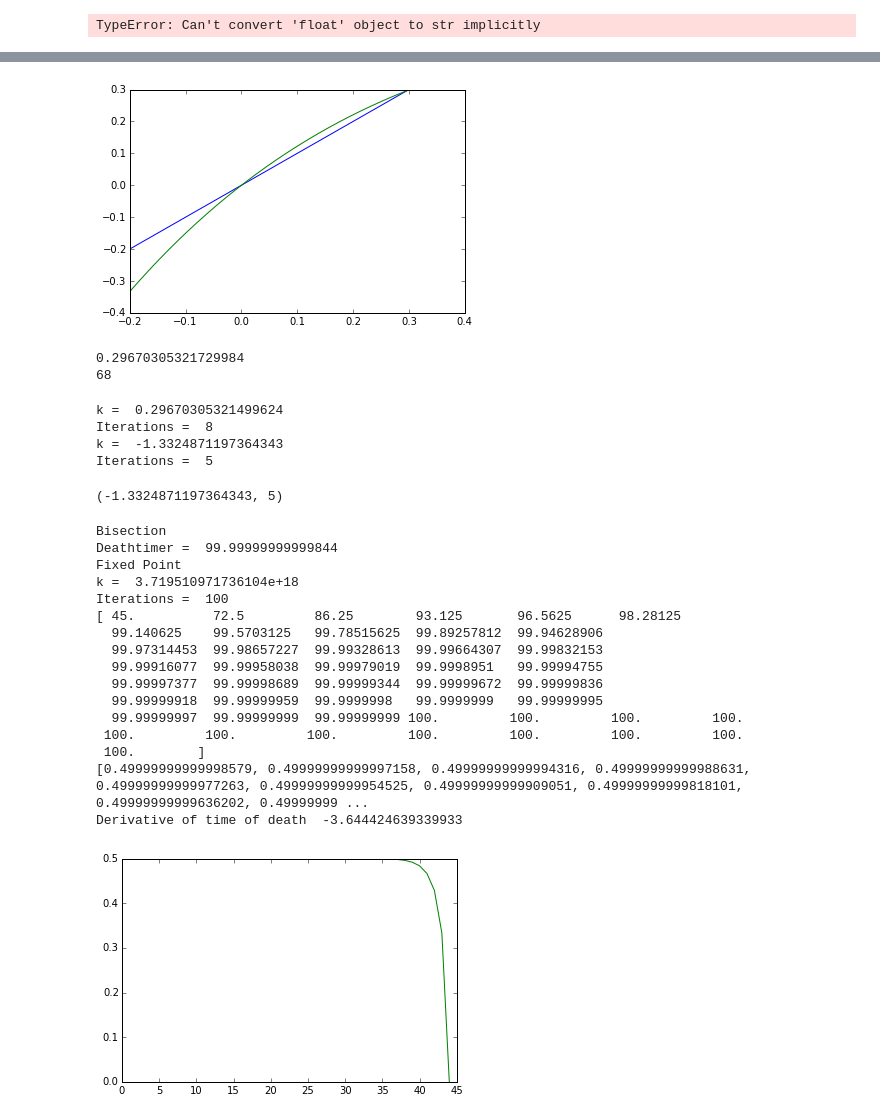
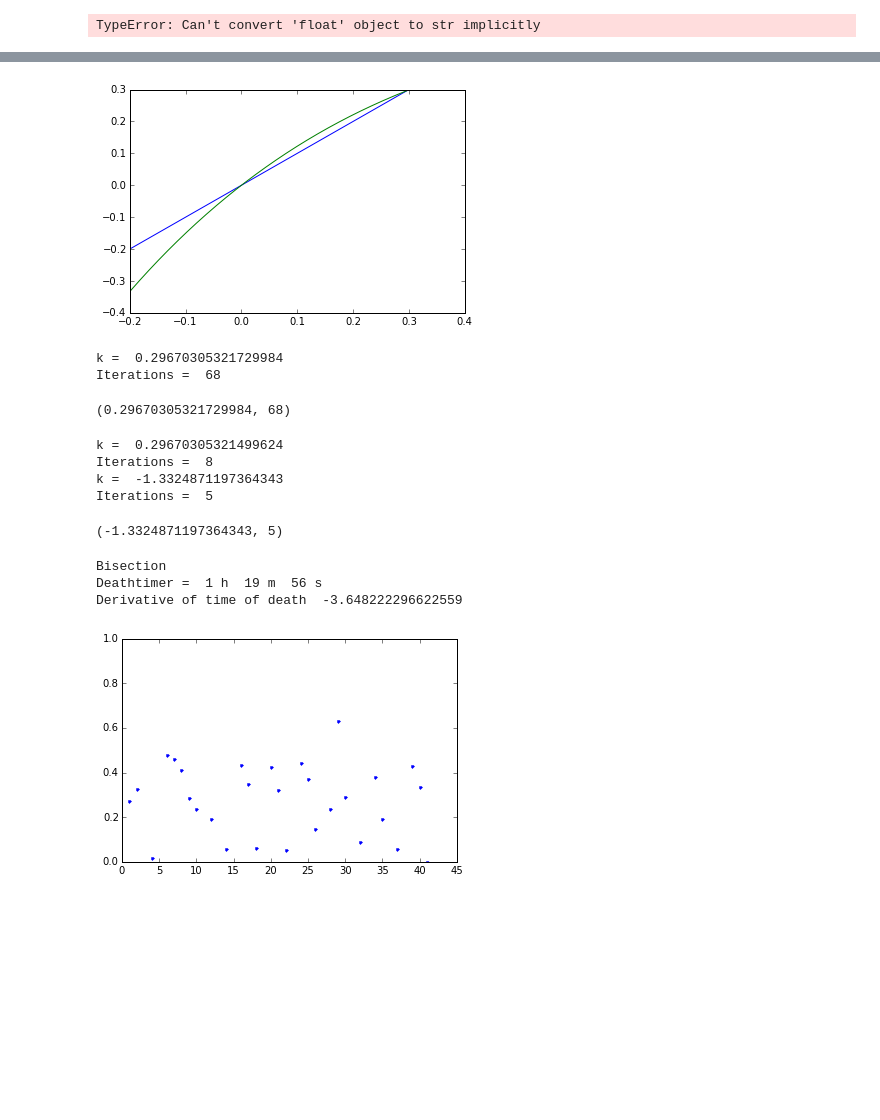
Before and after one commit to JonasDe/NumAn, a Jupyter notebook: Untitled.ipynb, the cells around one changed output, grey strips where cells are left out. Drawn from its saved outputs; the diff is of its cells as text; code cells hidden in the pictures; blank space fills up the shorter version.

Commit message:
Fixed the bisection error plot and made the fixed point work as well. Now to do Newton-Raphson

```diff
--- a/Untitled.ipynb
+++ b/Untitled.ipynb
@@ -84,10 +93,11 @@ def fixedpoint(f, x, nmax=100, tol=1e-12):
     while np.abs(f(x)-x) > tol and nmax > 0:
         x = f(x)
         nmax -= 1
-
+        ls.append(x)
     print("k = ", x)
     print("Iterations = ", 100 - nmax)
-    return (x, 100 - nmax)
+    res = f(x)
+    return (x, res , 100 - nmax, np.array(ls))
 # %%
 #ffixed = lambda k: 1/((20+1/k)*np.e**(-k)-14)
 ffixed = lambda k: k/7*(10 + 1/(2*k))*np.e**(-k) - 1 /14
@@ -99,8 +109,9 @@ plt.show()
 fixedpoint(ffixed, 1)
 # %% [output]
 [figure]
-0.29670305321729984
-68
+k =  0.29670305321729984
+Iterations =  68
+(0.29670305321729984, 68)
 # %%
 def raphson(f, fderiv, x, **kwargs):
     g = lambda x: x - f(x)/fderiv(x)
@@ -120,37 +131,30 @@ Iterations =  5
 (-1.3324871197364343, 5)
 # %%
 print("Bisection")
-bisec_res, bisec_err, bisec_c, bisec_iters, bisec_err_ls = bisection(time_of_death, -10, 100)
-print("Deathtimer = ", bisec_c)
-print("Fixed Point")
-time_of_death_fixed = lambda t:  22 - 37 + 0.5*t  - 1/(2*x)+(10+1/(2*x))*np.e**(-x*t) + t
-fixedpoint(time_of_death_fixed, 1)
+bisec_res, bisec_err, bisec_c, bisec_iters, bisec_err_ls = bisection(time_of_death, -10, 5)
+print("Deathtimer = ", int(np.abs(bisec_c)//1), "h ", int(np.abs(bisec_c)%1*60), "m ", int(np.abs(bisec_c)%1*60%1*60), "s")
+#print("Fixed Point")
+#time_of_death_fixed = lambda t:  22 - 37 + 0.5*t  - 1/(2*x)+(10+1/(2*x))*np.e**(-x*t) + t
+time_of_death_fixed = lambda t: np.log(1+(5-0.5*t)/(10+1/(2*x)))/-x
 
-z = np.linspace(-10, 10, 1000)
-plt.plot(bisec_err)
-print(bisec_err_ls)
-bisec_actual_err = np.abs(bisec_c - bisec_err_ls)
+
+bisec_actual_err = np.abs((bisec_c - bisec_err_ls)/bisec_c)
 bisec_conv =  [bisec_actual_err[i]/bisec_actual_err[i-1] for i in range(1, len(bisec_err_ls))]
-print(bisec_conv)
-plt.plot(bisec_conv)
+z = np.linspace(0, len(bisec_conv)-1, len(bisec_conv))
+#print(bisec_conv)
+#print(np.vstack(np.array(bisec_conv)))
+plt.plot(range(0,len(bisec_conv)), bisec_conv, '.')
+#a_matr = np.vstack([np.array(z),np.ones(len(z))]).T
+
+#print(np.linalg.lstsq(a_matr, bisec_conv))
+#print("A size ", len(a_matr), " bisec_conv ", len(bisec_conv), " zeta ", len(z))
+#plt.plot(np.linalg.lstsq(a_matr, bisec_conv))
+plt.ylim(0, 1)
 #plt.plot(z,(lambda z: time_of_death_deriv(z)+1)(z))
-print("Derivative of time of death " ,(lambda z: time_of_death_deriv(z)+1)(-1.33))
+print("Derivative of time of death " ,(lambda z: time_of_death_deriv(z)+1)(bisec_c))
 plt.show()
 # %% [output]
 Bisection
-Deathtimer =  99.99999999999844
-Fixed Point
-k =  3.719510971736104e+18
-Iterations =  100
-[ 45.          72.5         86.25        93.125       96.5625      98.28125
-  99.140625    99.5703125   99.78515625  99.89257812  99.94628906
-  99.97314453  99.98657227  99.99328613  99.99664307  99.99832153
-  99.99916077  99.99958038  99.99979019  99.9998951   99.99994755
-  99.99997377  99.99998689  99.99999344  99.99999672  99.99999836
-  99.99999918  99.99999959  99.9999998   99.9999999   99.99999995
-  99.99999997  99.99999999  99.99999999 100.         100.         100.         100.
- 100.         100.         100.         100.         100.         100.         100.
- 100.        ]
-[0.49999999999998579, 0.49999999999997158, 0.49999999999994316, 0.49999999999988631, 0.49999999999977263, 0.49999999999954525, 0.49999999999909051, 0.49999999999818101, 0.49999999999636202, 0.49999999 ...
-Derivative of time of death  -3.644424639339933
+Deathtimer =  1 h  19 m  56 s
+Derivative of time of death  -3.648222296622559
-[figure, old version]
+[figure, new version]
```
Also changed, not shown: parts of 2 cells of this notebook.
